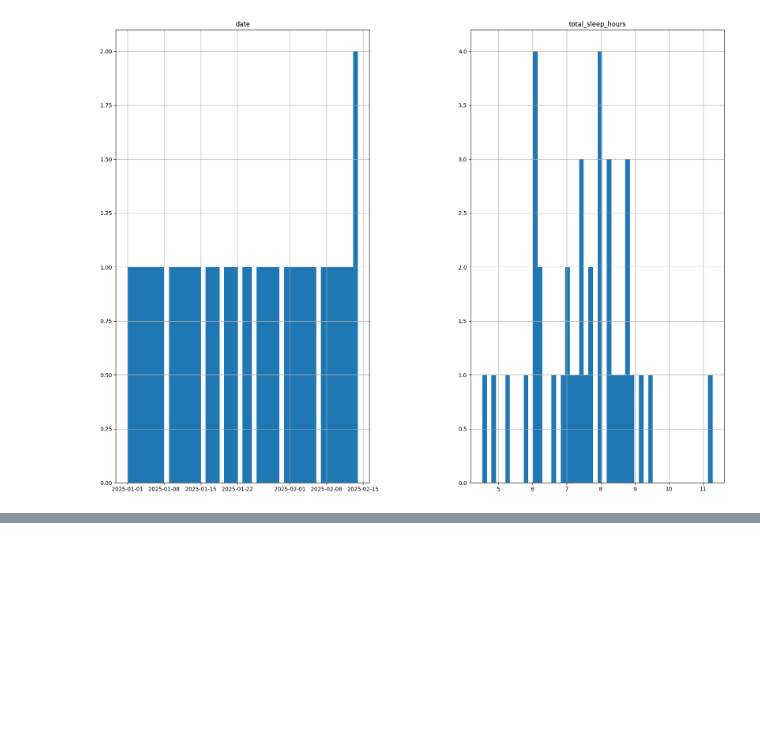
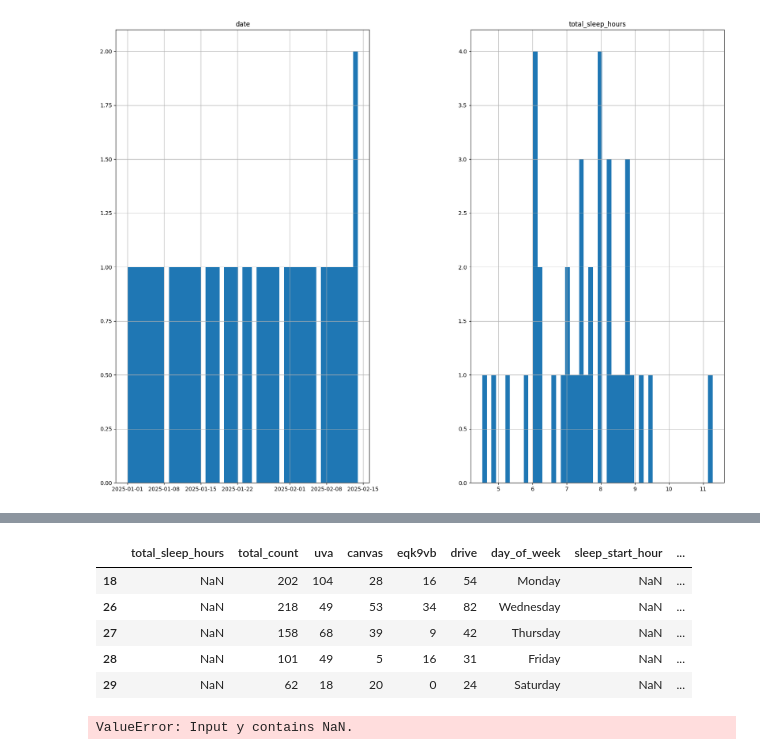
Before and after one commit to elaine-zhang12/google_takeout_sleep, a Jupyter notebook: regression_analysis.ipynb, the cells around one changed output, grey strips where cells are left out. Saved outputs shown, nothing was run; the diff lists cells and outputs as text; code cells hidden in the pictures; blank space fills up the shorter version.

Commit message:
trying regression techniques

```diff
--- a/regression_analysis.ipynb
+++ b/regression_analysis.ipynb
@@ -145,0 +256,11 @@ plt.show()
+# %%
+df1 = df[df.isna().any(axis=1)]
+len(df1)
+df1.head()
+# %% [output]
+|  | total_sleep_hours | total_count | uva | canvas | eqk9vb | drive | day_of_week | sleep_start_hour | ... |
+| 18 | NaN | 202 | 104 | 28 | 16 | 54 | Monday | NaN | ... |
+| 26 | NaN | 218 | 49 | 53 | 34 | 82 | Wednesday | NaN | ... |
+| 27 | NaN | 158 | 68 | 39 | 9 | 42 | Thursday | NaN | ... |
+| 28 | NaN | 101 | 49 | 5 | 16 | 31 | Friday | NaN | ... |
+| 29 | NaN | 62 | 18 | 20 | 0 | 24 | Saturday | NaN | ... |
@@ -145,0 +313,17 @@ plt.show()
+# %%
+from sklearn.linear_model import LinearRegression
+from sklearn.metrics import mean_squared_error
+from sklearn.metrics import mean_absolute_error
+
+lin_reg = LinearRegression()
+lin_reg.fit(housing_tr, housing_labels)
+
+housing_predictions = lin_reg.predict(housing_tr)
+lin_mse = mean_squared_error(housing_labels, housing_predictions)
+lin_rmse = np.sqrt(lin_mse)
+
+lin_mae = mean_absolute_error(housing_labels, housing_predictions)
+
+print(f"RMSE: {lin_rmse}, MAE: {lin_mae}")
+# %% [output]
+ValueError: Input y contains NaN.
```
Also changed, not shown: parts of 13 cells of this notebook.
